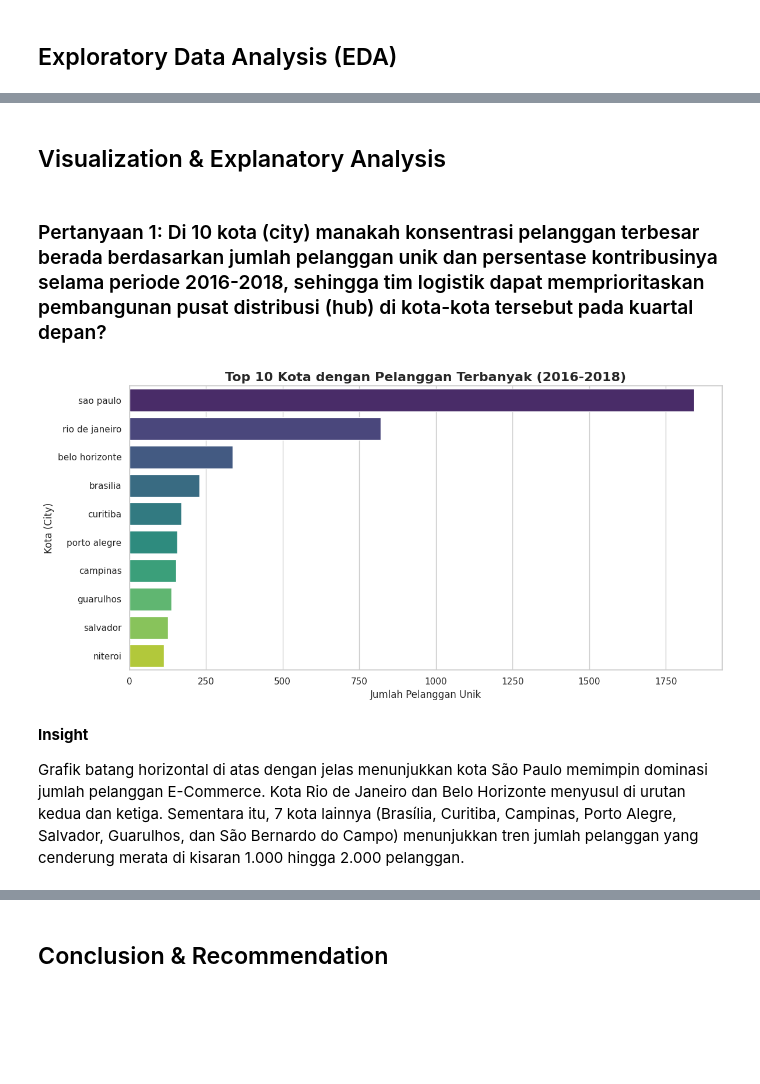
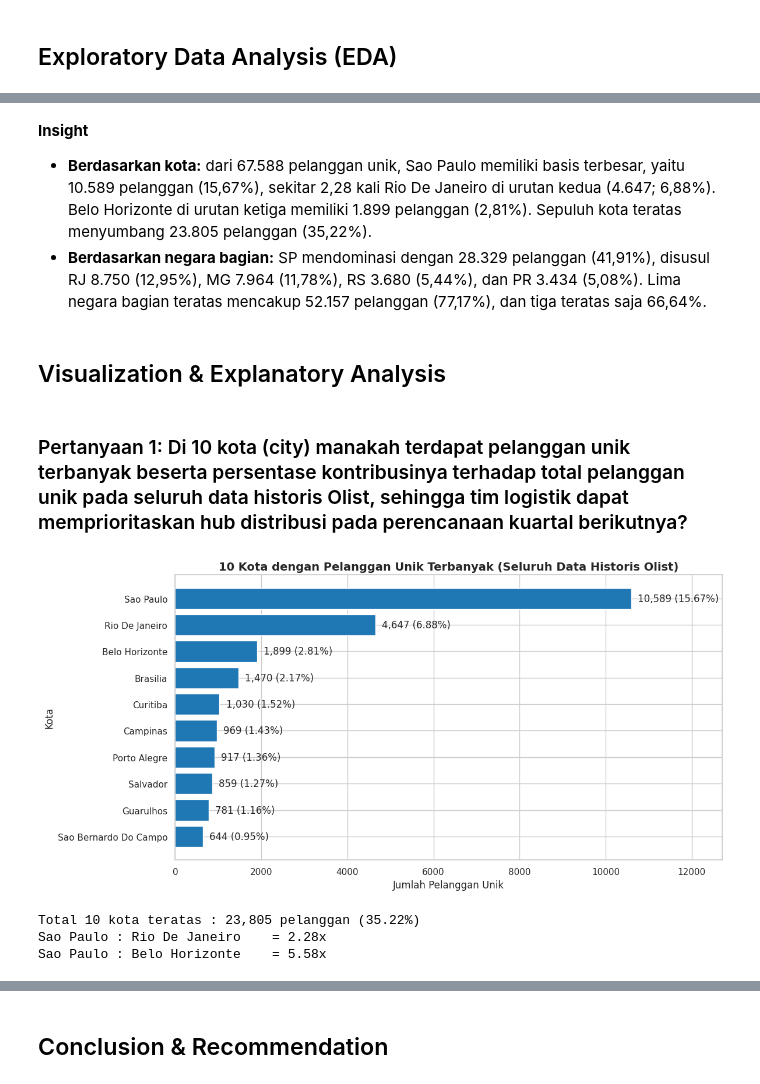
Before and after one commit to Ihsann333/Project_Submission, a Jupyter notebook: Notebook.ipynb, the cells around one changed output, grey strips where cells are left out. Saved outputs shown, nothing was run; the diff lists cells and outputs as text; code cells hidden in the pictures; blank space fills up the shorter version.

```diff
--- a/Notebook.ipynb
+++ b/Notebook.ipynb
@@ -132,25 +220,36 @@ display(top_states.head(5))
+# %% [markdown]
+**Insight**
+- **Berdasarkan kota:** dari 67.588 pelanggan unik, Sao Paulo memiliki basis terbesar, yaitu 10.589 pelanggan (15,67%), sekitar 2,28 kali Rio De Janeiro di urutan kedua (4.647; 6,88%). Belo Horizonte di urutan ketiga memiliki 1.899 pelanggan (2,81%). Sepuluh kota teratas menyumbang 23.805 pelanggan (35,22%).
+- **Berdasarkan negara bagian:** SP mendominasi dengan 28.329 pelanggan (41,91%), disusul RJ 8.750 (12,95%), MG 7.964 (11,78%), RS 3.680 (5,44%), dan PR 3.434 (5,08%). Lima negara bagian teratas mencakup 52.157 pelanggan (77,17%), dan tiga teratas saja 66,64%.
 # %% [markdown]
 ## Visualization & Explanatory Analysis
 # %% [markdown]
-### Pertanyaan 1: Di 10 kota (city) manakah konsentrasi pelanggan terbesar berada berdasarkan jumlah pelanggan unik dan persentase kontribusinya selama periode 2016-2018, sehingga tim logistik dapat memprioritaskan pembangunan pusat distribusi (hub) di kota-kota tersebut pada kuartal depan?
+### Pertanyaan 1: Di 10 kota (city) manakah terdapat pelanggan unik terbanyak beserta persentase kontribusinya terhadap total pelanggan unik pada seluruh data historis Olist, sehingga tim logistik dapat memprioritaskan hub distribusi pada perencanaan kuartal berikutnya?
-# %%
-plt.figure(figsize=(12, 6))
-sns.barplot(
-    x='customer_count',
-    y='customer_city',
-    hue='customer_city',
-    data=top_cities.head(10),
-    palette='viridis',
-    legend=False
-)
-plt.title("Top 10 Kota dengan Pelanggan Terbanyak (2016-2018)", fontsize=16, fontweight='bold')
-plt.xlabel("Jumlah Pelanggan Unik", fontsize=12)
-plt.ylabel("Kota (City)", fontsize=12)
-plt.tight_layout()
-plt.show()
-# %% [output]
-[figure, removed]
-# %% [markdown]
-**Insight**
-
-Grafik batang horizontal di atas dengan jelas menunjukkan kota São Paulo memimpin dominasi jumlah pelanggan E-Commerce. Kota Rio de Janeiro dan Belo Horizonte menyusul di urutan kedua dan ketiga. Sementara itu, 7 kota lainnya (Brasília, Curitiba, Campinas, Porto Alegre, Salvador, Guarulhos, dan São Bernardo do Campo) menunjukkan tren jumlah pelanggan yang cenderung merata di kisaran 1.000 hingga 2.000 pelanggan.
+# %%
+top10_cities = top_cities.head(10).sort_values("customer_count")  # ascending agar terbesar di atas
+
+fig, ax = plt.subplots(figsize=(12, 6))
+bars = ax.barh(top10_cities["customer_city"], top10_cities["customer_count"], color="#1f77b4")
+for bar, cnt, pct in zip(bars, top10_cities["customer_count"], top10_cities["percentage (%)"]):
+    ax.text(bar.get_width() + 150, bar.get_y() + bar.get_height() / 2,
+            f"{cnt:,} ({pct:.2f}%)", va="center")
+ax.set_xlim(0, top10_cities["customer_count"].max() * 1.2)
+ax.set_title("10 Kota dengan Pelanggan Unik Terbanyak (Seluruh Data Historis Olist)",
+             fontsize=14, fontweight="bold")
+ax.set_xlabel("Jumlah Pelanggan Unik")
+ax.set_ylabel("Kota")
+plt.tight_layout()
+plt.show()
+
+sp = top_cities.loc[0, "customer_count"]
+rj = top_cities.loc[1, "customer_count"]
+bh = top_cities.loc[2, "customer_count"]
+top10_sum = top_cities.head(10)["customer_count"].sum()
+print(f"Total 10 kota teratas : {top10_sum:,} pelanggan ({top10_sum / total_customers * 100:.2f}%)")
+print(f"Sao Paulo : Rio De Janeiro    = {sp / rj:.2f}x")
+print(f"Sao Paulo : Belo Horizonte    = {sp / bh:.2f}x")
+# %% [output]
+[figure, added]
+Total 10 kota teratas : 23,805 pelanggan (35.22%)
+Sao Paulo : Rio De Janeiro    = 2.28x
+Sao Paulo : Belo Horizonte    = 5.58x
```
Also changed, not shown: parts of 35 cells of this notebook, 4 other files.
